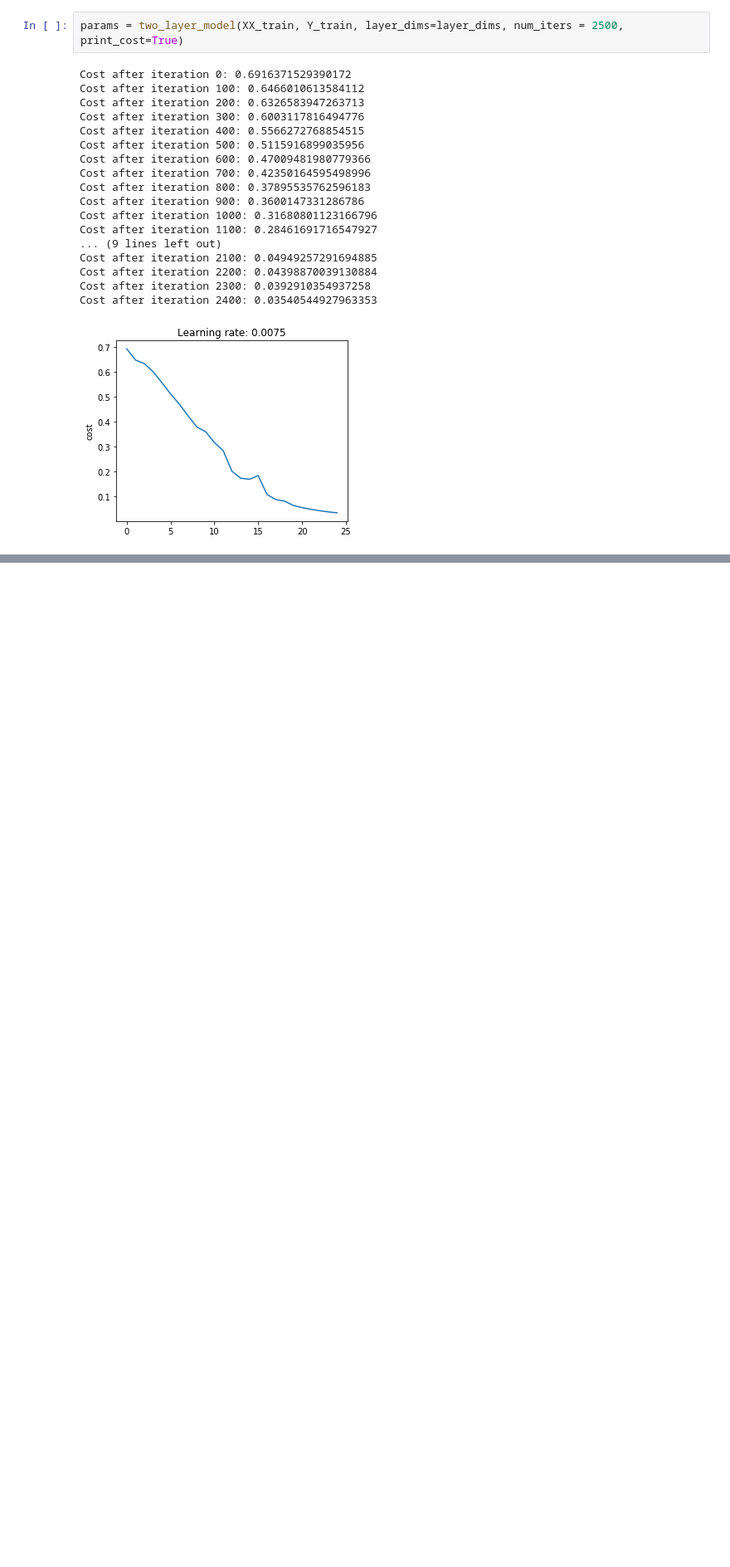
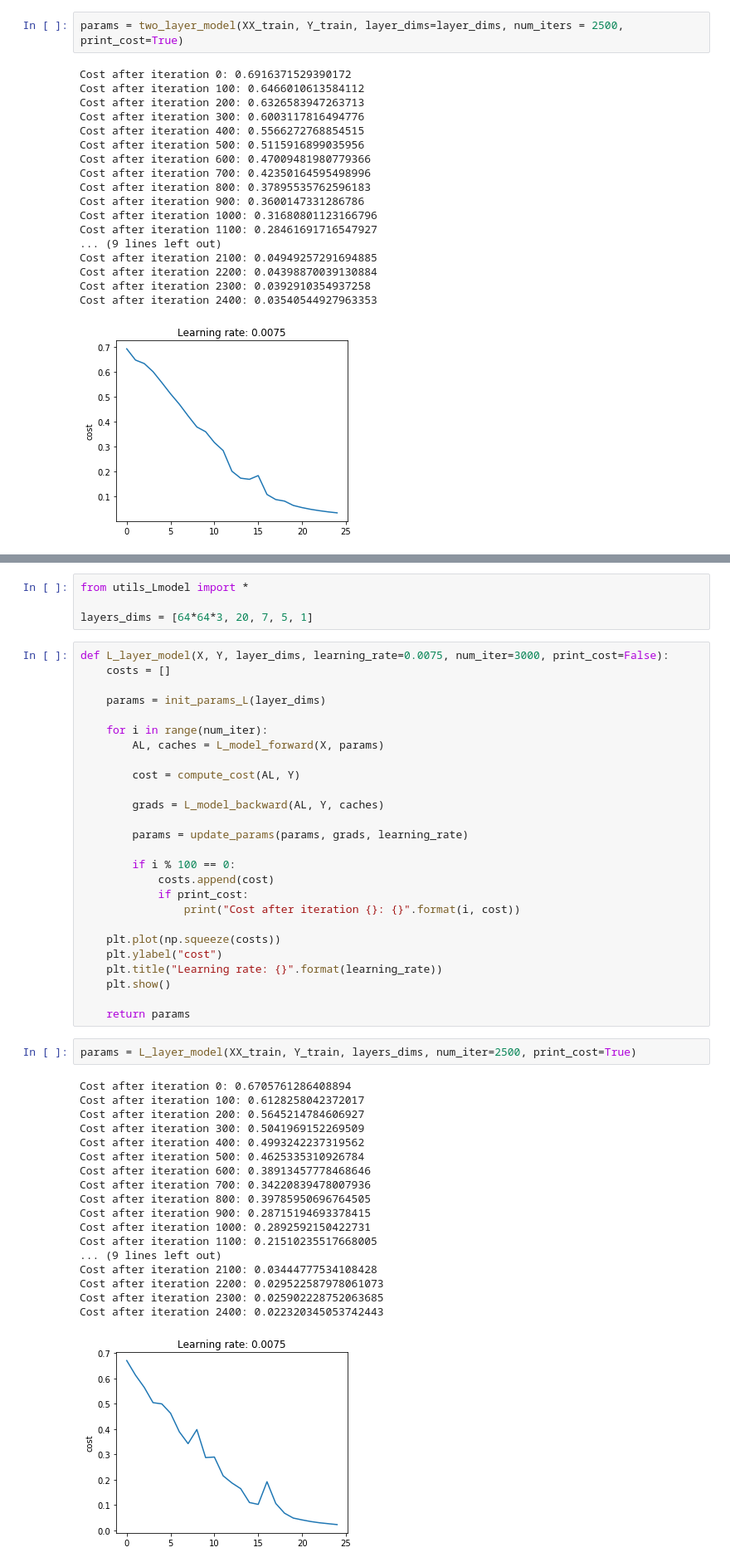
Before and after one commit to david-l-morton/ML-Projects, a Jupyter notebook: Scratch/NG_L_Neural_Network.ipynb, the cells around one changed output, grey strips where cells are left out. Shown at 83% size. Cells and saved outputs as stored; diff of their text form; blank space fills up the shorter version.

Commit message:
L layers neutwork

```diff
--- a/Scratch/NG_L_Neural_Network.ipynb
+++ b/Scratch/NG_L_Neural_Network.ipynb
@@ -131,0 +134,51 @@ Cost after iteration 2400: 0.03540544927963353
+# %%
+from utils_Lmodel import *
+
+layers_dims = [64*64*3, 20, 7, 5, 1]
+# %%
+def L_layer_model(X, Y, layer_dims, learning_rate=0.0075, num_iter=3000, print_cost=False):
+    costs = []
+
+    params = init_params_L(layer_dims)
+
+    for i in range(num_iter):
+        AL, caches = L_model_forward(X, params)
+
+        cost = compute_cost(AL, Y)
+
+        grads = L_model_backward(AL, Y, caches)
+
+        params = update_params(params, grads, learning_rate)
+
+        if i % 100 == 0:
+            costs.append(cost)
+            if print_cost:
+                print("Cost after iteration {}: {}".format(i, cost))
+
+    plt.plot(np.squeeze(costs))
+    plt.ylabel("cost")
+    plt.title("Learning rate: {}".format(learning_rate))
+    plt.show()
+
+    return params
+# %%
+params = L_layer_model(XX_train, Y_train, layers_dims, num_iter=2500, print_cost=True)
+# %% [output]
+Cost after iteration 0: 0.6705761286408894
+Cost after iteration 100: 0.6128258042372017
+Cost after iteration 200: 0.5645214784606927
+Cost after iteration 300: 0.5041969152269509
+Cost after iteration 400: 0.4993242237319562
+Cost after iteration 500: 0.4625335310926784
+Cost after iteration 600: 0.38913457778468646
+Cost after iteration 700: 0.34220839478007936
+Cost after iteration 800: 0.39785950696764505
+Cost after iteration 900: 0.28715194693378415
+Cost after iteration 1000: 0.2892592150422731
+Cost after iteration 1100: 0.21510235517668005
+... (9 lines left out)
+Cost after iteration 2100: 0.03444777534108428
+Cost after iteration 2200: 0.029522587978061073
+Cost after iteration 2300: 0.025902228752063685
+Cost after iteration 2400: 0.022320345053742443
+[figure, added]
```
Also changed, not shown: parts of 4 cells of this notebook, 2 other files.
